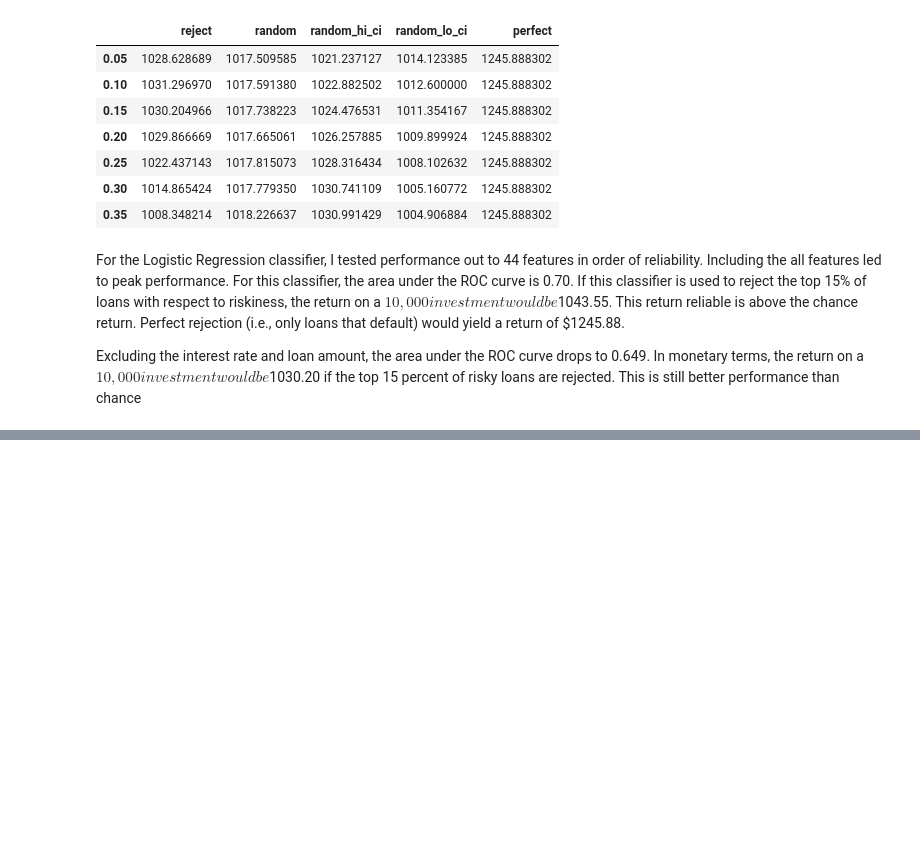
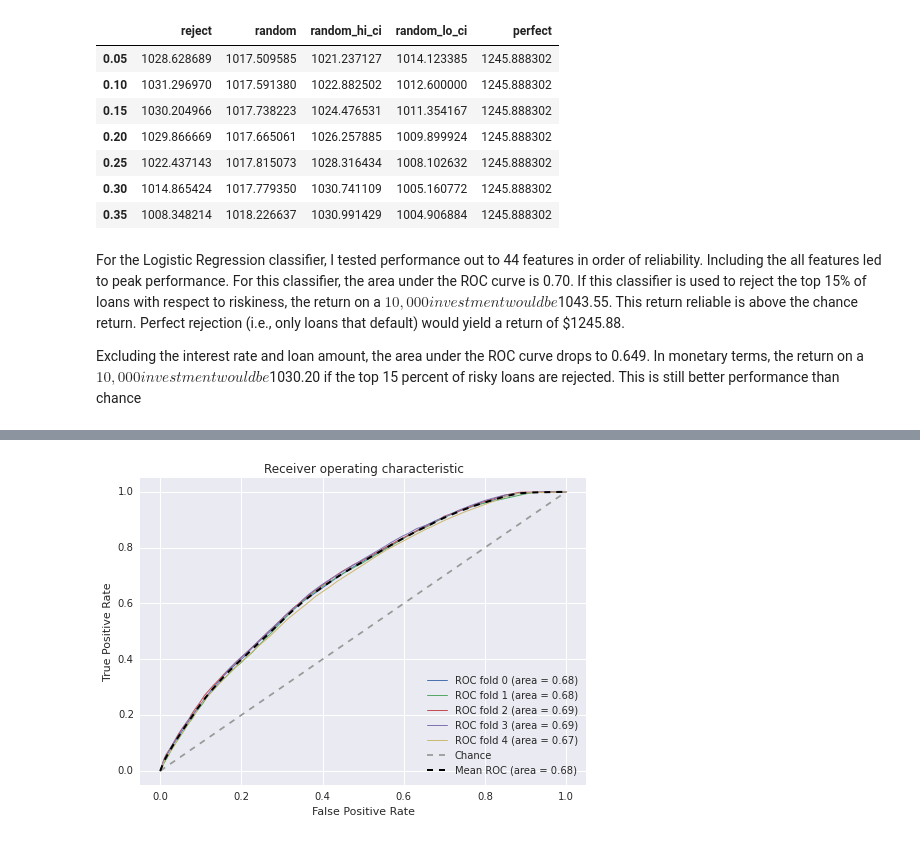
Before and after one commit to jsabrams/ds_workshop, a Jupyter notebook: capstone_project/lending_club_modeling.ipynb, the cells around one changed output, grey strips where cells are left out. Cells and saved outputs as stored; diff of their text form; code cells hidden in the pictures; blank space fills up the shorter version.

```diff
--- a/capstone_project/lending_club_modeling.ipynb
+++ b/capstone_project/lending_club_modeling.ipynb
@@ -250,0 +312,9 @@ Excluding the interest rate and loan amount, the area under the ROC curve drops
+# %%
+#Test adding features one at a time for Decision Tree without including the interest rate or loan amount
+#max_depth = 3, AUC = 0.62; max_depth = 6, AUC = 0.68; max_depth = 12, AUC = 0.68;
+#Tree clearly overfits after 6 layers
+#Performance deteriorates after 10 features
+DT_clf = DecisionTreeClassifier(max_depth = 6, min_samples_leaf = 5, class_weight = {0: (1.0 - 0.1841), 1: 0.1841})
+DT_feat_df = mfit.add_feature_auc(X_train.drop(['int_rate', 'loan_amnt'], axis = 1),
+                                  y_train, X_val.drop(['int_rate', 'loan_amnt'], axis = 1), y_val, DT_clf, cv, 44)
+DT_feat_df
@@ -250,0 +339,6 @@ Excluding the interest rate and loan amount, the area under the ROC curve drops
+# %%
+#Train Decision Tree on XX most reliable features (exclude interest and loan amount) and plot ROC
+#Training AUC is 0.68
+_, DT_clf = mfit.fit_plot_ROC(X_train[reliable_feat_no_amnt_intr.index[0:9]], y_train, DT_clf, cv)
+# %% [output]
+[figure, added]
```
Also changed, not shown: parts of 9 cells of this notebook.
